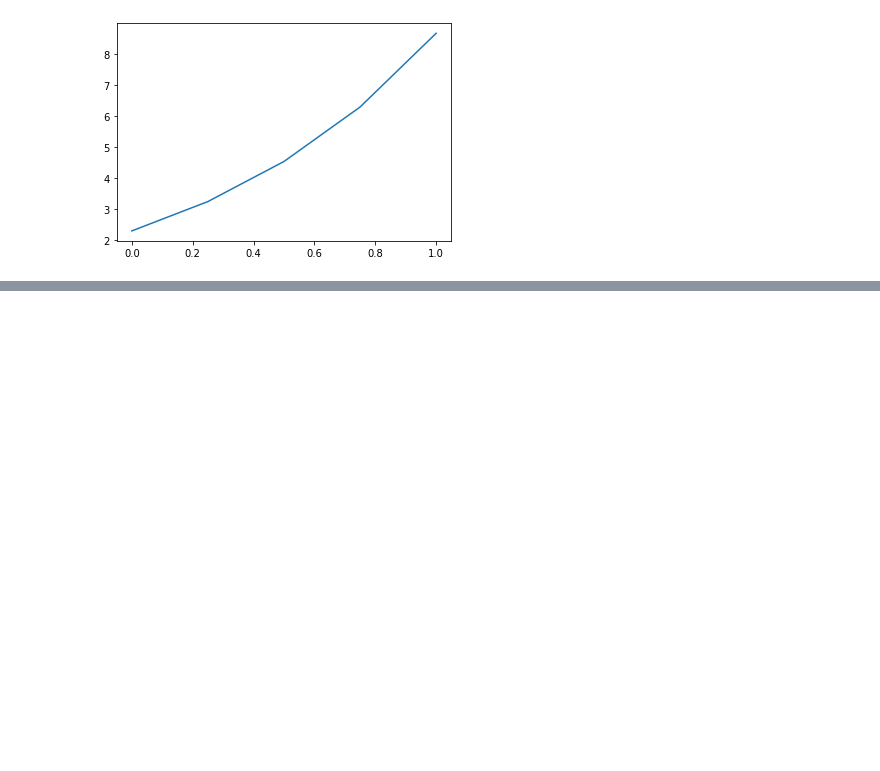
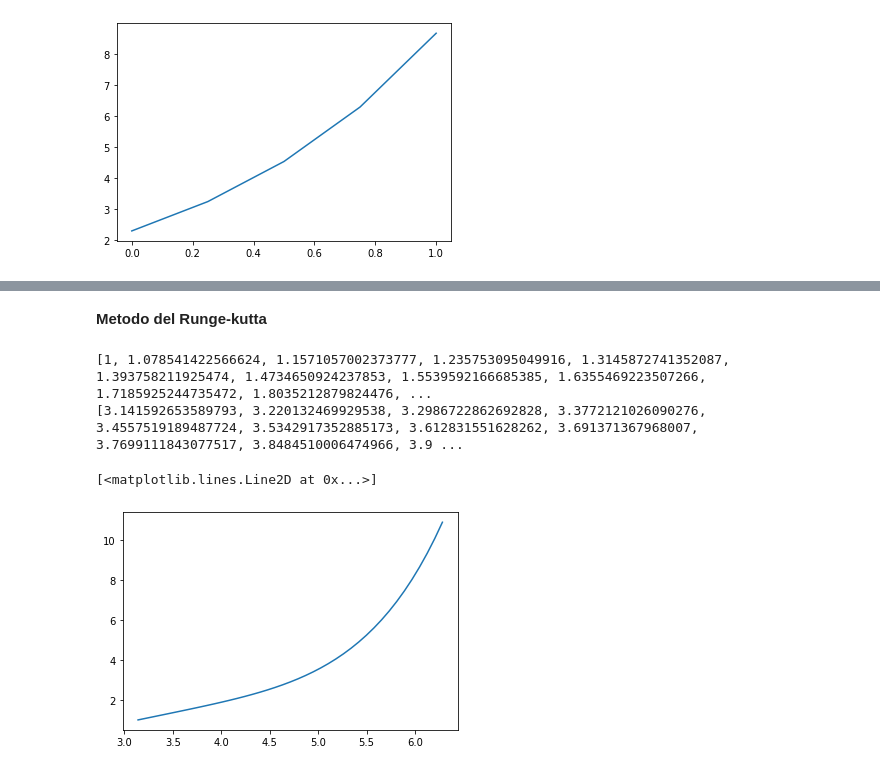
Before and after one commit to antvilla06/Programaci-n-y-M-todos-Num-ricos, a Jupyter notebook: Unidad_5.ipynb, the cells around one changed output, grey strips where cells are left out. Drawn from its saved outputs; the diff is of its cells as text; code cells hidden in the pictures; blank space fills up the shorter version.

```diff
--- a/Unidad_5.ipynb
+++ b/Unidad_5.ipynb
@@ -74,0 +197,34 @@ plt.plot(matx,sol)
+# %% [markdown]
+**Metodo del Runge-kutta**
+# %%
+
+x=math.pi
+b=2*math.pi
+n=40
+h=((b-x)/n)
+y=1
+j=0
+matx=[]
+matx.append(x)
+sol=[]
+sol.append(y)
+
+while j<n:
+  k1=h*(np.sin(x)+y)
+  k2=h*(np.sin(x+(h/2))+(y+(h/2)))
+  k3=h*(np.sin(x+(h/2))+(y+(k2/2)))
+  k4=h*(np.sin(x+h)+(y+k3))
+  y=y+(1/6)*(k1+(2*k2)+(2*k3)+k4)
+  x=x+h
+  sol.append(y)
+  matx.append(x)
+  j=j+1
+
+print(sol)
+print(matx)
+plt.plot(matx,sol)
+# %% [output]
+[1, 1.078541422566624, 1.1571057002373777, 1.235753095049916, 1.3145872741352087, 1.393758211925474, 1.4734650924237853, 1.5539592166685385, 1.6355469223507266, 1.7185925244735472, 1.8035212879824476, ...
+[3.141592653589793, 3.220132469929538, 3.2986722862692828, 3.3772121026090276, 3.4557519189487724, 3.5342917352885173, 3.612831551628262, 3.691371367968007, 3.7699111843077517, 3.8484510006474966, 3.9 ...
+[<matplotlib.lines.Line2D at 0x...>]
+[figure, added]
```
Also changed, not shown: parts of 15 cells of this notebook.
